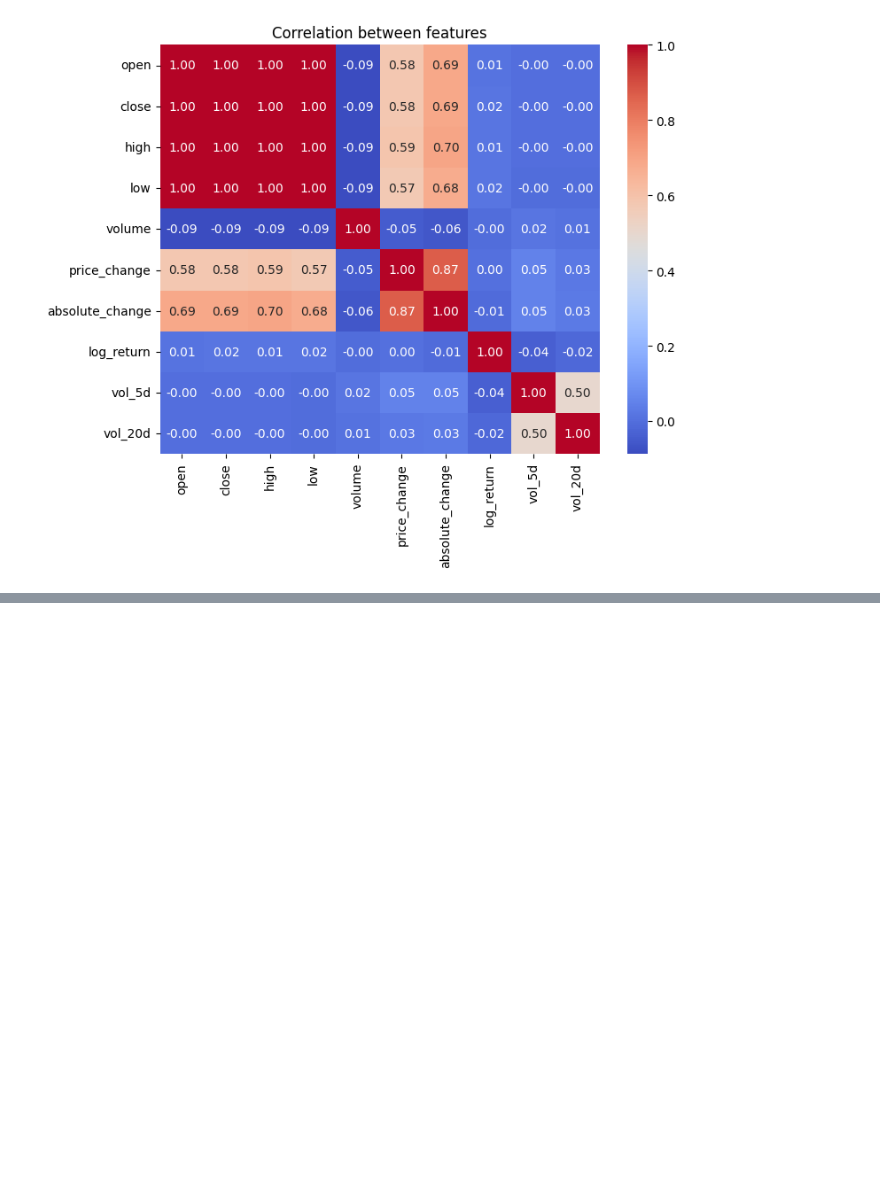
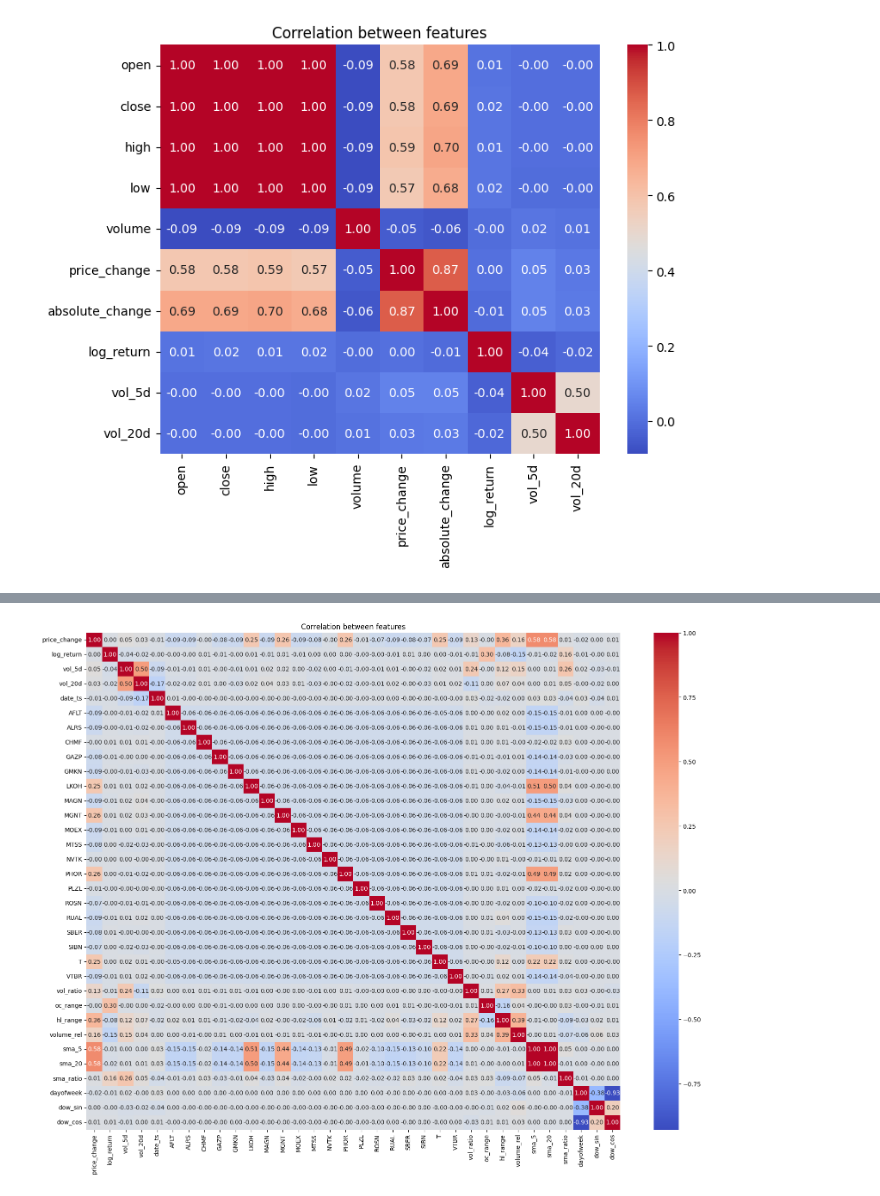
Before and after one commit to Dlzxn/FINAM_FORECAST, a Jupyter notebook: notebook/fin_analytic.ipynb, the cells around one changed output, grey strips where cells are left out. Cells and saved outputs as stored; diff of their text form; code cells hidden in the pictures; blank space fills up the shorter version.

Commit message:
refactor for data

```diff
--- a/notebook/fin_analytic.ipynb
+++ b/notebook/fin_analytic.ipynb
@@ -140,3 +140,6 @@ plt.title("Correlation between features")
 plt.show()
 # %% [output]
 [figure]
+# %%
+#one-hot coder
+df = df.join(pd.get_dummies(df["ticker"], dtype="int64"))
@@ -142,0 +179,28 @@ plt.show()
+# %%
+
+df["log_return"] = np.log(df["close"] / df["close"].shift(1))
+
+# --- 2. Волатильность ---
+df["vol_5d"] = df["log_return"].rolling(5).std()
+df["vol_20d"] = df["log_return"].rolling(20).std()
+df["vol_ratio"] = df["vol_5d"] / df["vol_20d"]
+
+    # --- 3. Свечной анализ ---
+df["oc_range"] = (df["close"] - df["open"]) / df["open"]
+df["hl_range"] = (df["high"] - df["low"]) / df["close"]
+
+    # --- 4. Объём ---
+df["volume_rel"] = df["volume"] / df["volume"].rolling(20).mean()
+
+    # --- 5. Скользящие средние ---
+df["sma_5"] = df["close"].rolling(5).mean()
+df["sma_20"] = df["close"].rolling(20).mean()
+df["sma_ratio"] = df["sma_5"] / df["sma_20"]
+
+    # --- 6. Временные признаки ---
+dt = pd.to_datetime(df["date_ts"], unit="s")
+df["dayofweek"] = dt.dt.dayofweek
+df["dow_sin"] = np.sin(2 * np.pi * df["dayofweek"] / 7)
+df["dow_cos"] = np.cos(2 * np.pi * df["dayofweek"] / 7)
+
+df.head()
@@ -142,0 +225,3 @@ plt.show()
+# %%
+data_out = df.drop(columns = ["open", "close", "high", "low", "volume", "ticker", "absolute_change"])
+data_out.head()
@@ -142,0 +256,3 @@ plt.show()
+# %%
+data_out = data_out.dropna().reset_index(drop = True)
+data_out.head()
@@ -142,0 +287,9 @@ plt.show()
+# %%
+corr_matrix = data_out.corr()
+
+plt.figure(figsize=(20,15))
+sns.heatmap(corr_matrix, annot=True, cmap='coolwarm', fmt=".2f")
+plt.title("Correlation between features")
+plt.show()
+# %% [output]
+[figure, added]
```
Also changed, not shown: parts of 12 cells of this notebook, 2 other files.
